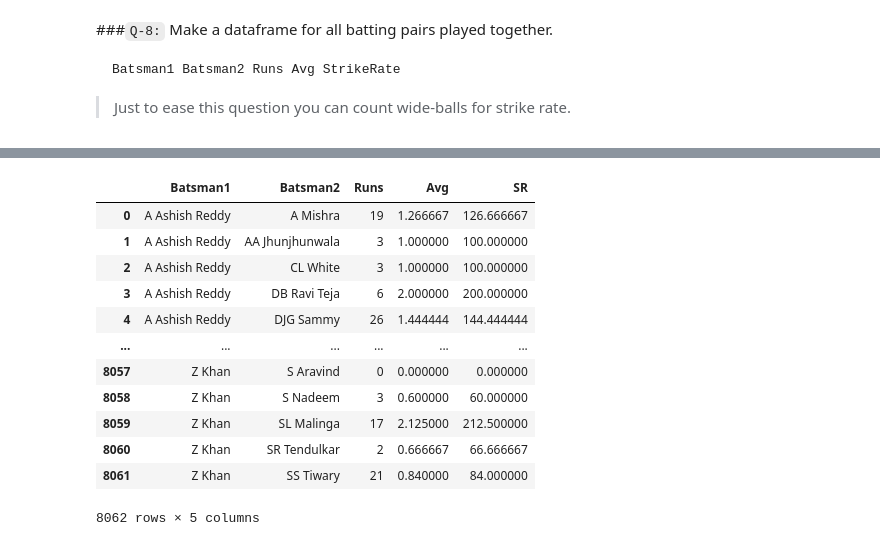
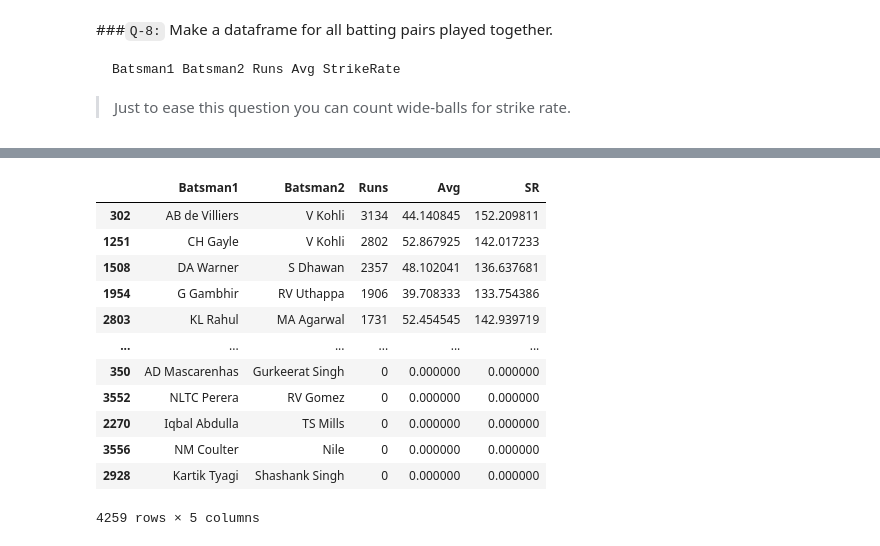
Before and after one commit to sinara08/Practice_Python, a Jupyter notebook: numpy_and_pandas/Tasks/Groupby_Pandas_session_19_tasks.ipynb, the cells around one changed output, grey strips where cells are left out. Drawn from its saved outputs; the diff is of its cells as text; code cells hidden in the pictures.

```diff
--- a/numpy_and_pandas/Tasks/Groupby_Pandas_session_19_tasks.ipynb
+++ b/numpy_and_pandas/Tasks/Groupby_Pandas_session_19_tasks.ipynb
@@ -258,0 +271,7 @@ SR
+# %%
+#Given Solution
+ipl = ipl[~(ipl.extra_type == "wides") & (ipl.innings == 2)]
+SR = ipl.groupby('batter').agg({'ballnumber':'count',
+                    'batsman_run':'sum'}).reset_index()
+SR['Strike_Rate'] = SR['batsman_run']/SR['ballnumber'] * 100
+SR[SR['ballnumber'] > 100].sort_values('Strike_Rate', ascending = False).head()
@@ -279,9 +305,10 @@ ipl
 # %%
 # code here
 #grp = ipl[ipl.player_out.notnull()].groupby(['player_out','bowler']).agg('')['ID'].count().reset_index().set_axis(['Batter','bowler','No_of_Dismissal'], axis=1)
-grp = ipl.groupby(['batter','bowler']).agg({'player_out':'count',
+ipl["IsBatterOut"] = ipl.batter == ipl.player_out
+grp = ipl.groupby(['batter','bowler']).agg({'IsBatterOut':'sum',
                                             'batsman_run':'sum'}).reset_index().set_axis(['Batter','bowler','No_of_Dismissal','Total_Runs'], axis=1)
 df = grp[grp['No_of_Dismissal'] == grp['No_of_Dismissal'].max()]
-df
+df.sort_values('Total_Runs', ascending=True)
 # %% [output]
 |  | Batter | bowler | No_of_Dismissal | Total_Runs |
@@ -296,0 +322,8 @@ ipl.groupby(['batter','non-striker'])['batsman_run'].sum().sort_values(ascending
+# %%
+# code here
+import numpy as np
+def func(x):
+  #print('-'.join(np.sort(x.values)))
+  return '-'.join(np.sort(x.values))
+ipl["batter-pair"] = ipl[["batter", "non-striker"]].apply(func,axis=1)
+ipl.groupby(['batter-pair'])['total_run'].sum().sort_values(ascending = False).reset_index().head(1)
@@ -340,0 +356,14 @@ df
+# %%
+
+
+df = ipl.groupby(['batter-pair']).agg({'total_run':['sum'],
+                                                "isWicketDelivery": "sum",
+                                                                       'ballnumber': 'count'}).reset_index()
+
+df['Batsman1'] = df["batter-pair"].apply(lambda x:x.split('-')[0])
+df['Batsman2'] = df["batter-pair"].apply(lambda x:x.split('-')[1])
+df.columns=['batter-pair','Runs', 'isWicketDelivery','BallCount','Batsman1','Batsman2']
+
+
+df['Avg'] = df['Runs'] / df['isWicketDelivery']
+df
@@ -341,18 +384,18 @@ df
 # %%
 df['SR'] = df['Runs']/df['BallCount'] * 100
-df.drop(columns='BallCount',inplace=True)
-df
+df.drop(columns=['BallCount','isWicketDelivery','batter-pair'],inplace=True)
+df[['Batsman1','Batsman2','Runs',	'Avg','SR']].sort_values('Runs', ascending=False)
 # %% [output]
 |  | Batsman1 | Batsman2 | Runs | Avg | SR |
-| 0 | A Ashish Reddy | A Mishra | 19 | 1.266667 | 126.666667 |
-| 1 | A Ashish Reddy | AA Jhunjhunwala | 3 | 1.000000 | 100.000000 |
-| 2 | A Ashish Reddy | CL White | 3 | 1.000000 | 100.000000 |
-| 3 | A Ashish Reddy | DB Ravi Teja | 6 | 2.000000 | 200.000000 |
-| 4 | A Ashish Reddy | DJG Sammy | 26 | 1.444444 | 144.444444 |
+| 302 | AB de Villiers | V Kohli | 3134 | 44.140845 | 152.209811 |
+| 1251 | CH Gayle | V Kohli | 2802 | 52.867925 | 142.017233 |
+| 1508 | DA Warner | S Dhawan | 2357 | 48.102041 | 136.637681 |
+| 1954 | G Gambhir | RV Uthappa | 1906 | 39.708333 | 133.754386 |
+| 2803 | KL Rahul | MA Agarwal | 1731 | 52.454545 | 142.939719 |
 | ... | ... | ... | ... | ... | ... |
-| 8057 | Z Khan | S Aravind | 0 | 0.000000 | 0.000000 |
-| 8058 | Z Khan | S Nadeem | 3 | 0.600000 | 60.000000 |
-| 8059 | Z Khan | SL Malinga | 17 | 2.125000 | 212.500000 |
-| 8060 | Z Khan | SR Tendulkar | 2 | 0.666667 | 66.666667 |
-| 8061 | Z Khan | SS Tiwary | 21 | 0.840000 | 84.000000 |
+| 350 | AD Mascarenhas | Gurkeerat Singh | 0 | 0.000000 | 0.000000 |
+| 3552 | NLTC Perera | RV Gomez | 0 | 0.000000 | 0.000000 |
+| 2270 | Iqbal Abdulla | TS Mills | 0 | 0.000000 | 0.000000 |
+| 3556 | NM Coulter | Nile | 0 | 0.000000 | 0.000000 |
+| 2928 | Kartik Tyagi | Shashank Singh | 0 | 0.000000 | 0.000000 |
-8062 rows × 5 columns
+4259 rows × 5 columns
```
Also changed, not shown: parts of 12 cells of this notebook.
